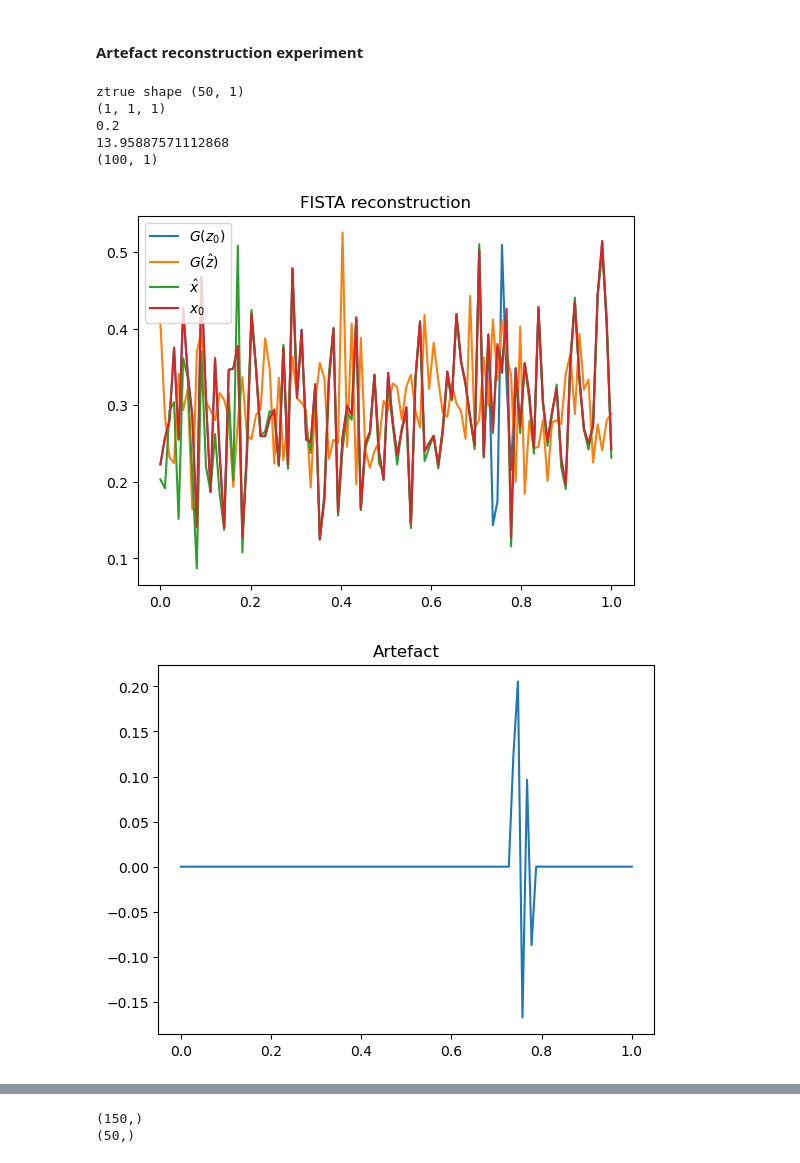
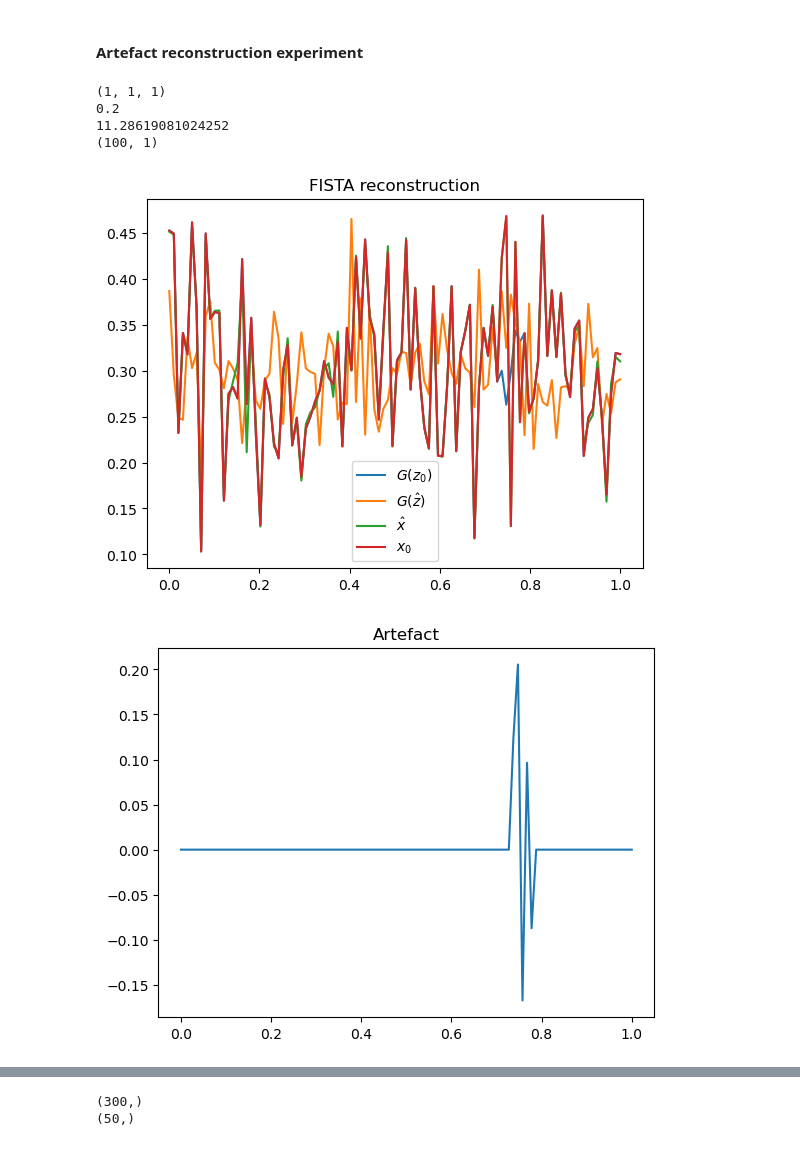
Before and after one commit to Ava99999/signal-thesis, a Jupyter notebook: Example 5 - linear generative model.ipynb, the cells around one changed output, grey strips where cells are left out. Saved outputs shown, nothing was run; the diff lists cells and outputs as text; code cells hidden in the pictures.

```diff
--- a/Example 5 - linear generative model.ipynb
+++ b/Example 5 - linear generative model.ipynb
@@ -344,7 +351,7 @@ def plot_experiment(Xhat, errors, Xtrue, sigmas):
         print('%1.2e | %1.2e (%1.2e)'%(sigmas[j],np.mean(errors[:,j]),np.std(errors[:,j])))
 
 
-def artefact_experiment(ztrue, etas, A, G, H, w, sigmas, lmbda, localization=1, seed=None, tau=None): # consider scrapping lmbda and setting to 1e1*sigmas[i]
+def artefact_experiment(ztrue, etas, A, G, H, w, sigmas, lmbda, localization=1, maxit = 2000, seed=None, tau=None): # consider scrapping lmbda and setting to 1e1*sigmas[i]
     '''
     Localization is percentage
     Shouldn't we get size from the operators instead of global variable assumption?
@@ -353,8 +360,6 @@ def artefact_experiment(ztrue, etas, A, G, H, w, sigmas, lmbda, localization=1,
     # sizes
     m,n = A.shape
     n,k = G.shape
-
-    print("ztrue shape", ztrue.shape)
 
     _, nsamples = ztrue.shape
     nsigmas     = len(sigmas)
@@ -378,7 +383,7 @@ def artefact_experiment(ztrue, etas, A, G, H, w, sigmas, lmbda, localization=1,
     for i in range(nsamples):
         for j in range(nsigmas):
              for l in range(netas):
-                errors[i,j,l], Xhat[:,i,j,l], zhatcombined,_ = reconstruct_fista(Xtrue[:,i], A, H, w = w, sigma=sigmas[j], lmbda=lmbda, maxit=5000, tau=tau)
+                errors[i,j,l], Xhat[:,i,j,l], zhatcombined,_ = reconstruct_fista(Xtrue[:,i], A, H, w = w, sigma=sigmas[j], lmbda=lmbda, maxit=maxit, tau=tau)
                 zhat[:,i,j,l] = zhatcombined[:k]
                 Gbias[i,j,l] = np.linalg.norm(G.eval(zhat[:,i,j,l]) - Xhat[:,i,j,l], ord=1)
 
@@ -713,47 +718,47 @@ ax.legend()
 [figure]
 # %% [markdown]
 #### Artefact reconstruction experiment
+# %%
+# function set-up
+z = np.random.randn(k)+1j*np.random.randn(k)
+z = z[:, None]
+eta = [0.2] # variation of the noise
+sigma = [0.2]
+artefact_loc = 5 # amount of localization: has to between 1 and 100, percentage of entries signal with artefact noise
+artefact_seed = 21 # reproducability
+
+Xhat, errors, zhat, Gbias, Xartefact = artefact_experiment(z, eta , A, G, H, w=1, sigmas=sigma, lmbda=1e1*sigma[0], localization=5, maxit=10000, seed=artefact_seed, tau=1e-8)
+
+print(Gbias.shape)
+print(np.linalg.norm(eta,1))
+print(Gbias[0,0,0])
+print(Xartefact.shape)
+# %% [output]
+(1, 1, 1)
+0.2
+11.28619081024252
+(100, 1)
 # %%
-# function set-up
-z = np.random.randn(k) + 1j*np.random.randn(k)
-z = z[:, None]
-eta = [0.2] # variation of the noise
-sigma = [0]
-artefact_loc = 5 # amount of localization: has to between 1 and 100, percentage of entries signal with artefact noise
-artefact_seed = 21 # reproducability
-
-Xhat, errors, zhat, Gbias, Xartefact = artefact_experiment(z, eta , A, G, H, w=1, sigmas=sigma, lmbda=0.1, localization=5, seed=artefact_seed, tau=None)
-
-print(Gbias.shape)
-print(np.linalg.norm(eta,1))
-print(Gbias[0,0,0])
-print(Xartefact.shape)
-
 plt.figure()
 plt.plot(domain, np.real(G.eval(z)), label=r'$G(z_0)$')
 plt.plot(domain, np.real(G.eval(zhat[:,0,0,0])), label=r'$G(\hat{z})$')
 plt.plot(domain, np.real(Xhat[:,0,0,0]), label=r'$\hat{x}$')
 plt.plot(domain, np.real(Xartefact), label=r'$x_0$')
 plt.title("FISTA reconstruction")
 plt.legend()
 plt.show()
 
 plt.figure()
 plt.plot(domain, np.real(Xartefact)-np.real(G.eval(z)))
 plt.title("Artefact")
 plt.show()
 
 plt.figure()
 plt.plot(np.linspace(0,1,k), np.imag(z), label='z')
 plt.plot(np.linspace(0,1,k), np.imag(zhat[:,0,0,0]), label=r'$\hat{z}$')
 plt.legend()
 plt.title("Input z")
 plt.show()
 # %% [output]
-ztrue shape (50, 1)
-(1, 1, 1)
-0.2
-13.95887571112868
-(100, 1)
-[figure, old version]
+[figure, new version]
 [figure]
@@ -761,12 +766,14 @@ ztrue shape (50, 1)
 # %%
 # out of function visualisation (test: later delete)
-error_fista, xhat_fista, zhat_comb, z_init = reconstruct_fista(Xartefact[:,0], A, H, w=1, sigma=0, lmbda=0.1, maxit=10000, seed=21, tau=1e-8)
+error_fista, xhat_fista, zhat_comb, z_init = reconstruct_fista(Xartefact[:,0], A, H, w=1, sigma=0, lmbda=0.1, maxit=50000, seed=21, tau=1e-8)
 zhat_fista = zhat_comb[:k]
 print(z_init.shape)
-z_init = z_init[:k]
-print(z_init.shape)
+l = z_init.shape[0] // 2
+zc_init = z_init[:l] + 1j*z_init[l:]
+zc_init = zc_init[:k]
+print(zc_init.shape)
 # %% [output]
-(150,)
+(300,)
 (50,)
 # %%
 plt.figure()
```
Also changed, not shown: parts of 3 cells of this notebook, 3 other files.
